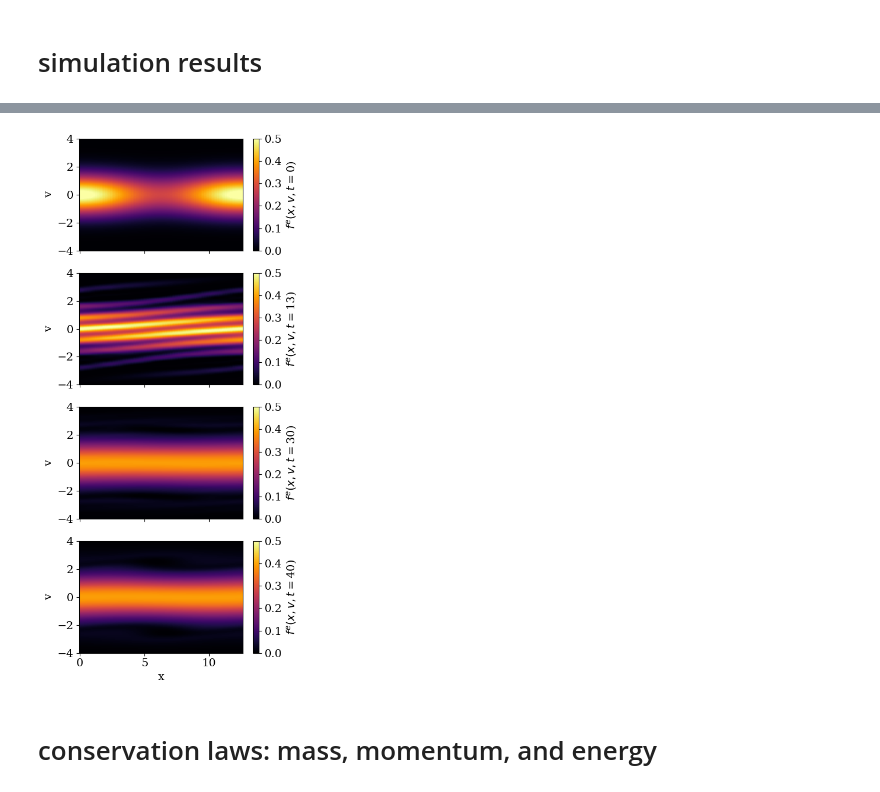
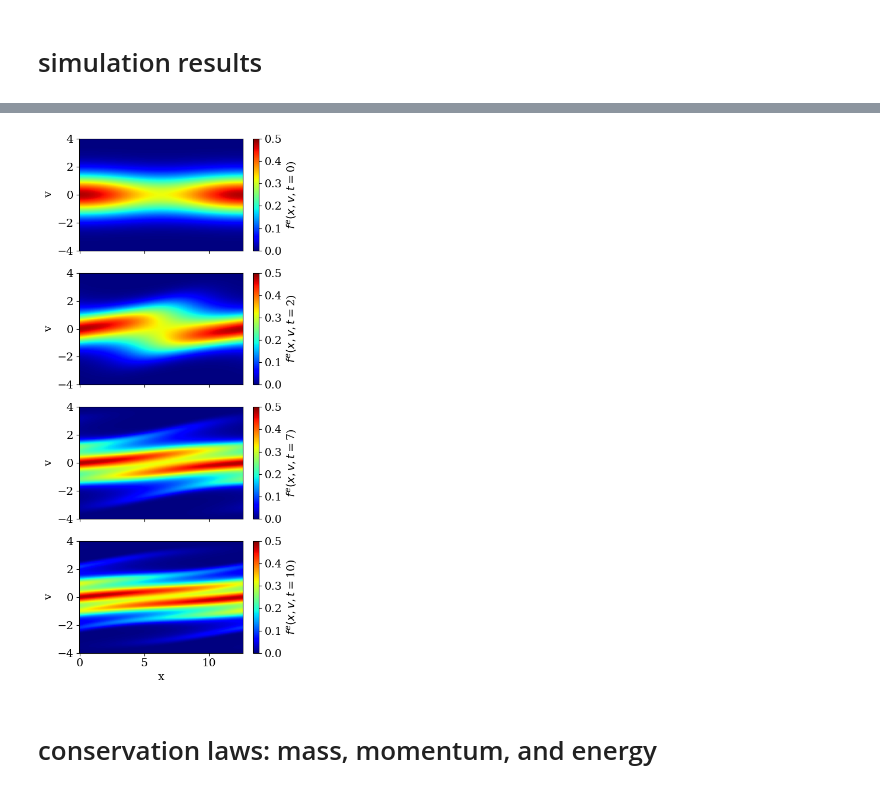
Before and after one commit to opaliss/SpectralSymbolicClosures, a Jupyter notebook: aw_simulation/nonlinear_landau_damping.ipynb, the cells around one changed output, grey strips where cells are left out. Saved outputs shown, nothing was run; the diff lists cells and outputs as text; code cells hidden in the pictures.

```diff
--- a/aw_simulation/nonlinear_landau_damping.ipynb
+++ b/aw_simulation/nonlinear_landau_damping.ipynb
@@ -19,10 +19,10 @@ matplotlib.rc('ytick', labelsize=14)
 # %% [markdown]
 # Nonlinear (Strong) Landau damping
 # %%
-setup = SimulationSetupFOM(Nx=50,
-                           Nx_total=101,
-                           Nv=200,
-                           epsilon=0.3,
+setup = SimulationSetupFOM(Nx=100,
+                           Nx_total=201,
+                           Nv=250,
+                           epsilon=0.2,
                            alpha_e=np.sqrt(2),
                            alpha_i=np.sqrt(2 / 1836),
                            u_e=0,
@@ -30,7 +30,7 @@ setup = SimulationSetupFOM(Nx=50,
                            L=4 * np.pi,
                            dt=0.01,
                            T0=0,
-                           T=40,
+                           T=10,
                            nu=1,
                            col_type="hyper",
                            closure_type="truncation")
@@ -65,7 +65,7 @@ print(np.shape(sol_midpoint_t))
 # %%
 # initialize the electric potential
 E_midpoint_coeff = np.zeros((setup.Nx_total, len(sol_midpoint_t)), dtype="complex128")
-E_midpoint = np.zeros((2*setup.Nx + 1, len(sol_midpoint_t)))
+E_midpoint = np.zeros((setup.Nx_total, len(sol_midpoint_t)))
 # %%
 # initialize the states for implicit midpoint (symplectic)
 state_e_midpoint = np.zeros((setup.Nv,  setup.Nx_total, len(sol_midpoint_t)))
@@ -179,26 +179,26 @@ plt.savefig("figs/nonlinear_landau/nonlinear_landau_electric_field_damping_" + s
 # %%
 # plot the phase space evolution as a function of time
 fig, ax = plt.subplots(nrows=4, figsize=(5, 10), sharex=True)
-for tt, ii in enumerate([0, len(sol_midpoint_t)//3, int(3*len(sol_midpoint_t)//4), -1]):
+for tt, ii in enumerate([0, len(sol_midpoint_t)//4, int(3*len(sol_midpoint_t)//4), -1]):
     ii = int(ii)
     distribution = np.zeros((len(x), len(v)))
     for jj in range(setup.Nv):
         distribution += np.outer(state_e_midpoint[jj, :, ii], psi_ln_aw(xi=(v - setup.u_e)/setup.alpha_e, v=v, u_s=setup.u_e, alpha_s=setup.alpha_e, n=jj))
-    pos = ax[tt].pcolormesh(x, v, (distribution).T, cmap="inferno", vmin=0, vmax=0.5, shading="nearest")
+    pos = ax[tt].pcolormesh(x, v, (distribution).T, cmap="jet", vmin=0, vmax=0.5, shading="nearest")
     #ax[tt].set_yticks([-3, 0, 3, 6])
     ax[tt].set_ylabel("v")
     cbar = fig.colorbar(pos)
     cbar.ax.set_ylabel('$f^{e}(x, v, t=$' + str(int(sol_midpoint_t[ii])) + ")", rotation=90)
     cbar.ax.set_yticks([0, 0.1, 0.2, 0.3, 0.4, 0.5])
     #ax[tt].set_title("$f^{e}(x, v, t=$" + str(int(sol_midpoint_t[ii])) + ")")
 
 ax[tt].set_xlabel("x")
 #ax[tt].set_xticks([0, 10*np.pi/3, 20*np.pi/3])
 #ax[tt].set_xticklabels([r"0", r"$10\pi/3$", r"$20\pi/3$"])
 plt.tight_layout()
 plt.savefig("figs/nonlinear_landau/nonlinear_landau_evolution_" + str(setup.Nv)+ "_closure_" + str(setup.closure_type) + "_collisions_" + str(setup.col_type) + ".png", dpi=600)
 # %% [output]
-[figure, old version]
+[figure, new version]
 # %% [markdown]
 # conservation laws: mass, momentum, and energy
 # %% [markdown]
```
Also changed, not shown: parts of 6 cells of this notebook, 3 other files.
